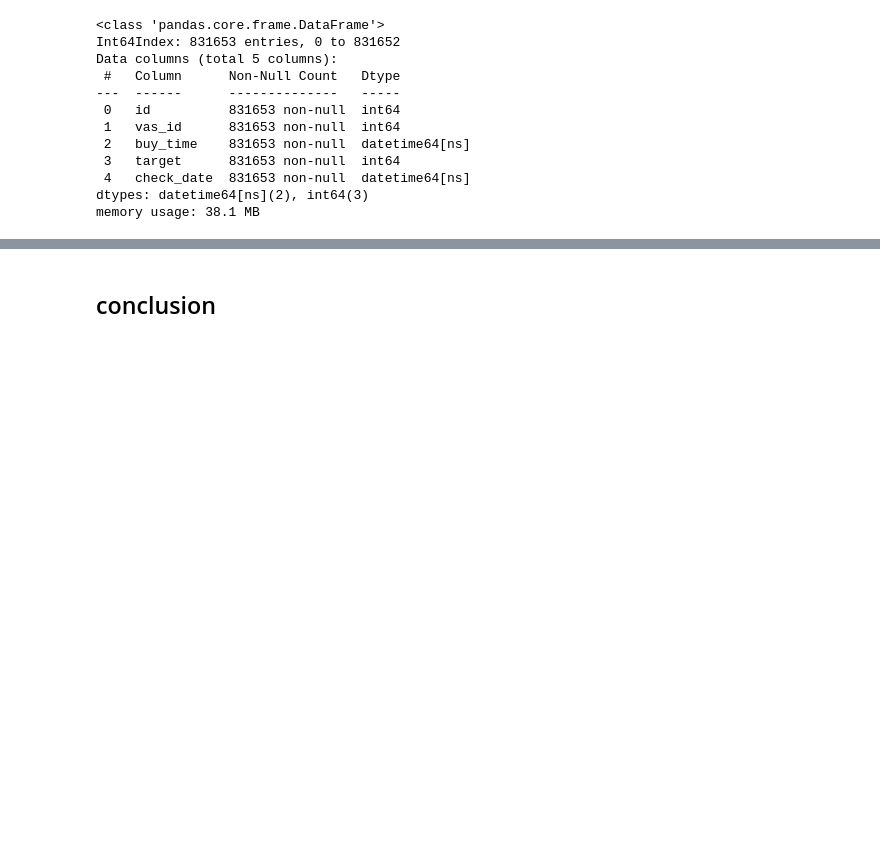
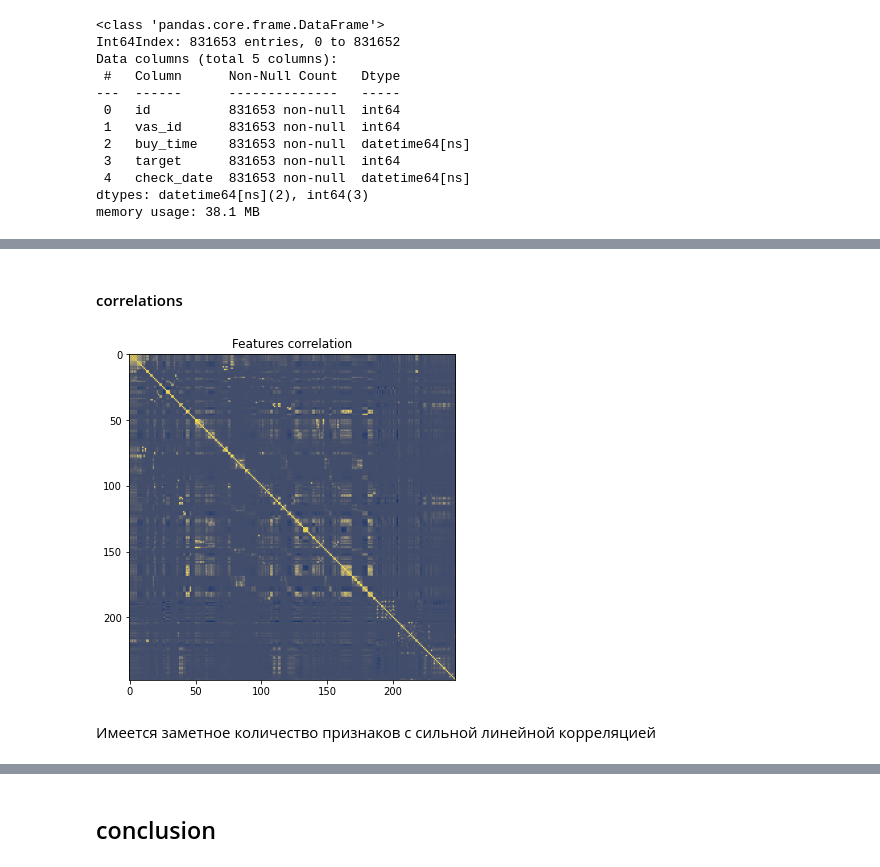
Before and after one commit to j2cry/gb_megafon, a Jupyter notebook: eda.ipynb, the cells around one changed output, grey strips where cells are left out. Saved outputs shown, nothing was run; the diff lists cells and outputs as text; code cells hidden in the pictures; blank space fills up the shorter version.

Commit message:
Extend EDA, fit with PCA compressing (0.7777)
add EDA result files
features correlations
features PCA compression
add solutions description
add research notebook

```diff
--- a/eda.ipynb
+++ b/eda.ipynb
@@ -325,0 +342,2 @@ merged
+# %% [markdown]
+#### correlations
@@ -325,0 +361,11 @@ merged
+# %%
+# corr_df = correlation.result()
+corr_df = pd.read_csv(data_folder.joinpath('correlation.csv'), index_col='Unnamed: 0')
+# %%
+fig = plt.figure(figsize=(6, 6))
+plt.title('Features correlation')
+plt.imshow(corr_df, cmap='cividis');
+# %% [output]
+[figure, added]
+# %% [markdown]
+Имеется заметное количество признаков с сильной линейной корреляцией
```
Also changed, not shown: parts of 16 cells of this notebook, 11 other files.
